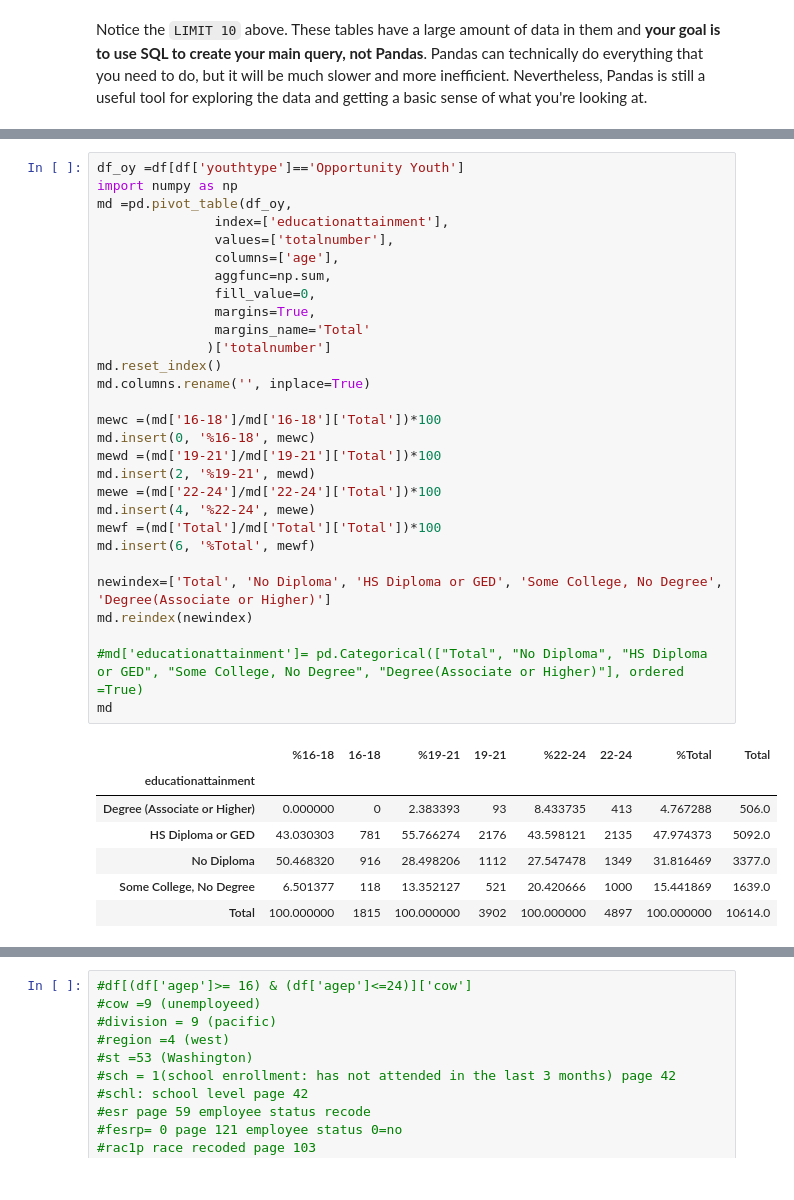
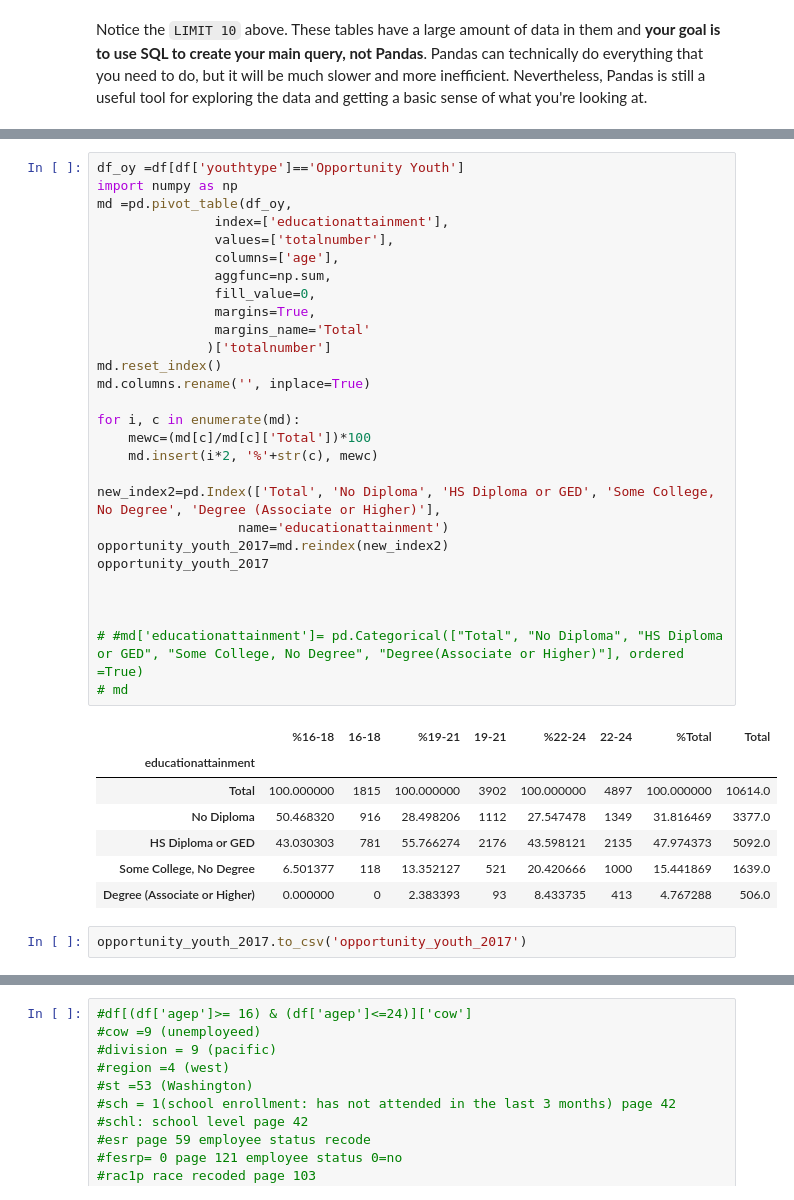
Before and after one commit to hmdev649/dsc-mod-1-project-seattle-ds, a Jupyter notebook: notebooks/exploratory/01_erh_download_and_explore_data.ipynb, the cells around one changed output, grey strips where cells are left out. Saved outputs shown, nothing was run; the diff lists cells and outputs as text.

```diff
--- a/notebooks/exploratory/01_erh_download_and_explore_data.ipynb
+++ b/notebooks/exploratory/01_erh_download_and_explore_data.ipynb
@@ -139,37 +167,38 @@ Notice the `LIMIT 10` above.  These tables have a large amount of data in them a
 # %%
 df_oy =df[df['youthtype']=='Opportunity Youth']
 import numpy as np
 md =pd.pivot_table(df_oy,
                index=['educationattainment'],
                values=['totalnumber'],
                columns=['age'],
                aggfunc=np.sum,
                fill_value=0,
                margins=True,
                margins_name='Total'
               )['totalnumber']
 md.reset_index()
 md.columns.rename('', inplace=True)
 
-mewc =(md['16-18']/md['16-18']['Total'])*100
-md.insert(0, '%16-18', mewc)
-mewd =(md['19-21']/md['19-21']['Total'])*100
-md.insert(2, '%19-21', mewd)
-mewe =(md['22-24']/md['22-24']['Total'])*100
-md.insert(4, '%22-24', mewe)
-mewf =(md['Total']/md['Total']['Total'])*100
-md.insert(6, '%Total', mewf)
+for i, c in enumerate(md):
+    mewc=(md[c]/md[c]['Total'])*100
+    md.insert(i*2, '%'+str(c), mewc)
 
-newindex=['Total', 'No Diploma', 'HS Diploma or GED', 'Some College, No Degree', 'Degree(Associate or Higher)']
-md.reindex(newindex)
+new_index2=pd.Index(['Total', 'No Diploma', 'HS Diploma or GED', 'Some College, No Degree', 'Degree (Associate or Higher)'],
+                  name='educationattainment')
+opportunity_youth_2017=md.reindex(new_index2)
+opportunity_youth_2017
 
-#md['educationattainment']= pd.Categorical(["Total", "No Diploma", "HS Diploma or GED", "Some College, No Degree", "Degree(Associate or Higher)"], ordered =True)
-md
+
+
+# #md['educationattainment']= pd.Categorical(["Total", "No Diploma", "HS Diploma or GED", "Some College, No Degree", "Degree(Associate or Higher)"], ordered =True)
+# md
 # %% [output]
 |  | %16-18 | 16-18 | %19-21 | 19-21 | %22-24 | 22-24 | %Total | Total |
 | educationattainment |  |  |  |  |  |  |  |  |
+| Total | 100.000000 | 1815 | 100.000000 | 3902 | 100.000000 | 4897 | 100.000000 | 10614.0 |
+| No Diploma | 50.468320 | 916 | 28.498206 | 1112 | 27.547478 | 1349 | 31.816469 | 3377.0 |
+| HS Diploma or GED | 43.030303 | 781 | 55.766274 | 2176 | 43.598121 | 2135 | 47.974373 | 5092.0 |
+| Some College, No Degree | 6.501377 | 118 | 13.352127 | 521 | 20.420666 | 1000 | 15.441869 | 1639.0 |
 | Degree (Associate or Higher) | 0.000000 | 0 | 2.383393 | 93 | 8.433735 | 413 | 4.767288 | 506.0 |
-| HS Diploma or GED | 43.030303 | 781 | 55.766274 | 2176 | 43.598121 | 2135 | 47.974373 | 5092.0 |
-| No Diploma | 50.468320 | 916 | 28.498206 | 1112 | 27.547478 | 1349 | 31.816469 | 3377.0 |
-| Some College, No Degree | 6.501377 | 118 | 13.352127 | 521 | 20.420666 | 1000 | 15.441869 | 1639.0 |
-| Total | 100.000000 | 1815 | 100.000000 | 3902 | 100.000000 | 4897 | 100.000000 | 10614.0 |
+# %%
+opportunity_youth_2017.to_csv('opportunity_youth_2017')
```
Also changed, not shown: parts of 17 cells of this notebook, 5 other files.
